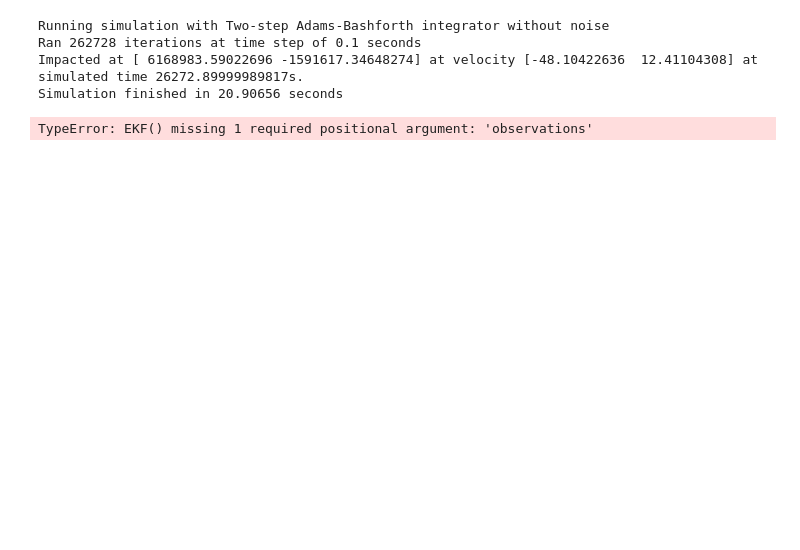
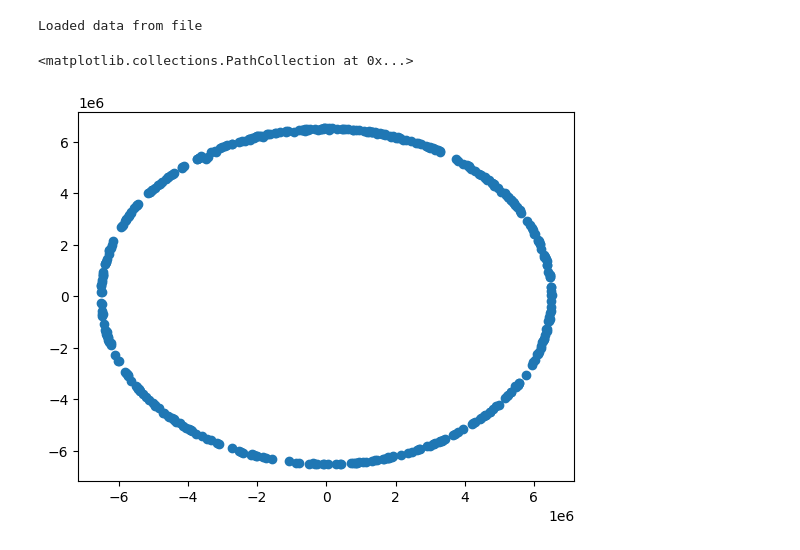
Before and after one commit to brendanbennett/deorbiter, a Jupyter notebook: examples/EKF_example.ipynb, the cells around one changed output. Cells and saved outputs as stored; diff of their text form; code cells hidden in the pictures; blank space fills up the shorter version.

```diff
--- a/examples/EKF_example.ipynb
+++ b/examples/EKF_example.ipynb
@@ -9,5 +9,5 @@ from deorbit.simulator.atmos import AtmosphereModel
 # %%
-save_path = "eg/EKF_example_1/"
+save_path = "eg/EKF_example_noise/"
 
 sim_data = load_sim_data(save_path)
 sim_config = load_sim_config(save_path)
@@ -17,6 +17,7 @@ if sim_data is None or sim_config is None:
         "adams_bashforth",
         "coesa_atmos_fast",
         initial_state=np.array((deorbit.constants.EARTH_RADIUS + 150000, 0, 0, 7820)),
+        noise_types = {"gaussian": {"noise_strength": 0.01}, "impulse": {"impulse_strength": 0.1, "impulse_probability": 1e-5}},
         time_step=0.1,
     )
     sim_data = sim.gather_data()
@@ -25,7 +26,4 @@ if sim_data is None or sim_config is None:
 else:
     print("Loaded data from file")
 # %% [output]
-Running simulation with Two-step Adams-Bashforth integrator without noise
-Ran 262728 iterations at time step of 0.1 seconds
-Impacted at [ 6168983.59022696 -1591617.34648274] at velocity [-48.10422636  12.41104308] at simulated time 26272.89999989817s.
-Simulation finished in 20.90656 seconds
+Loaded data from file
@@ -32,3 +45,13 @@ Simulation finished in 20.90656 seconds
+# %%
+fig, ax = plt.subplots()
+
+ax.scatter(observation_states[:, 0], observation_states[:, 1])
+#earth = plt.Circle((0, 0), radius=deorbit.constants.EARTH_RADIUS, fill=False)
+#ax.add_patch(earth)
+#why when add more radars do you get more radar readings?? -- thought that it just took reading from closest radar??
+# %% [output]
+<matplotlib.collections.PathCollection at 0x...>
+[figure, added]
 # %%
 # Define process and measurement noise covariance matrices, think this noise should be alot bigger
 Q = np.diag([0.1, 0.1, 0.01, 0.01])#process noise
@@ -42,11 +65,8 @@ H = np.array([[1, 0, 0, 0],
               [0, 0, 0, 1]])
 
 dt = sim_config.simulation_method_kwargs.time_step
-atmos_config = sim_config.atmosphere_model_kwargs
 
-atmos = AtmosphereModel(atmos_config)
+ekf = EKF()
 
-estimated_traj, measurements = EKF(sim_data, sim_config, atmos, dt, Q, R, P, H)
+estimated_traj, uncertainties, estimated_times = ekf.run(observations, dt, Q, R, P, H)
-# %% [output]
-TypeError: EKF() missing 1 required positional argument: 'observations'
 # %%
```
Also changed, not shown: parts of 4 cells of this notebook, 1 other file.
